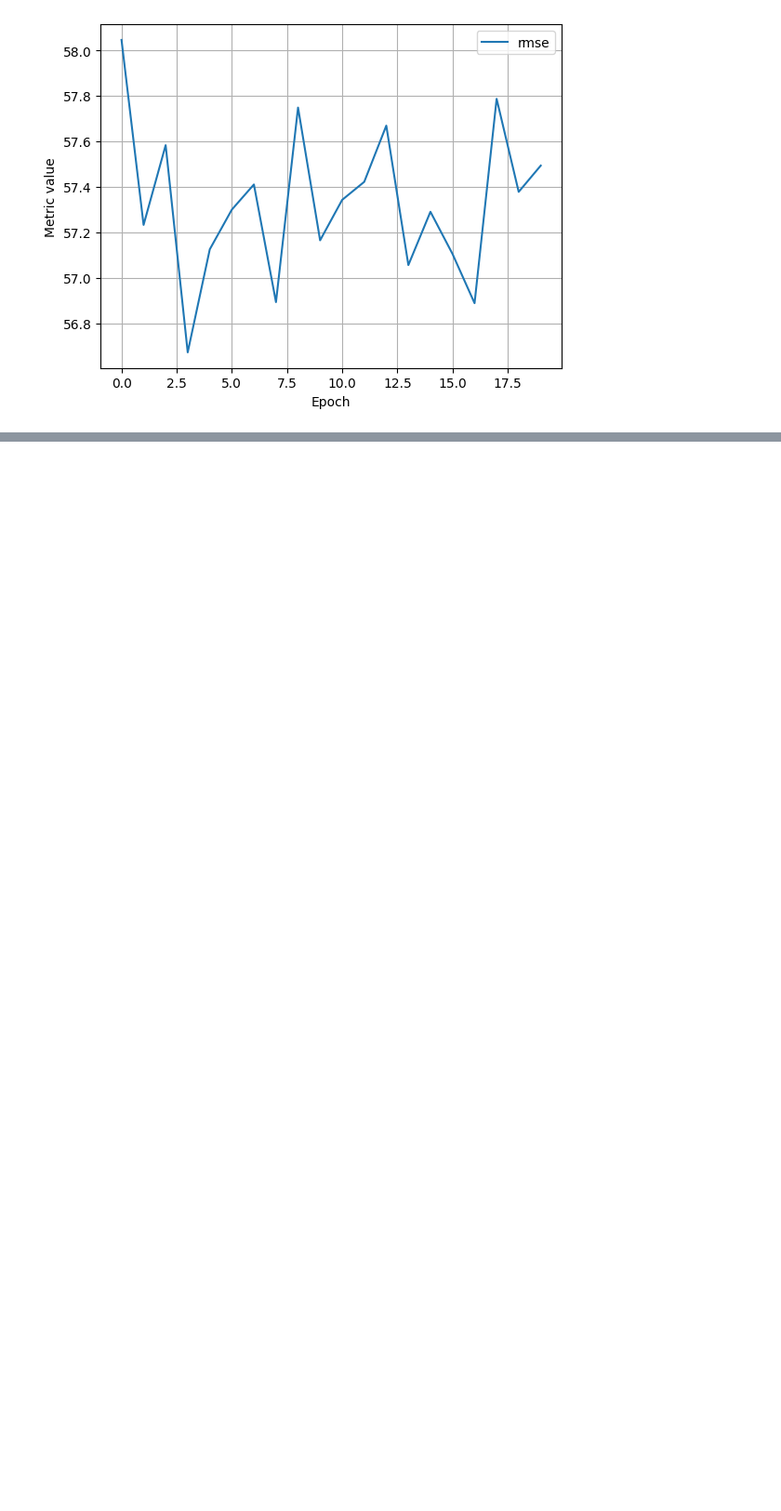
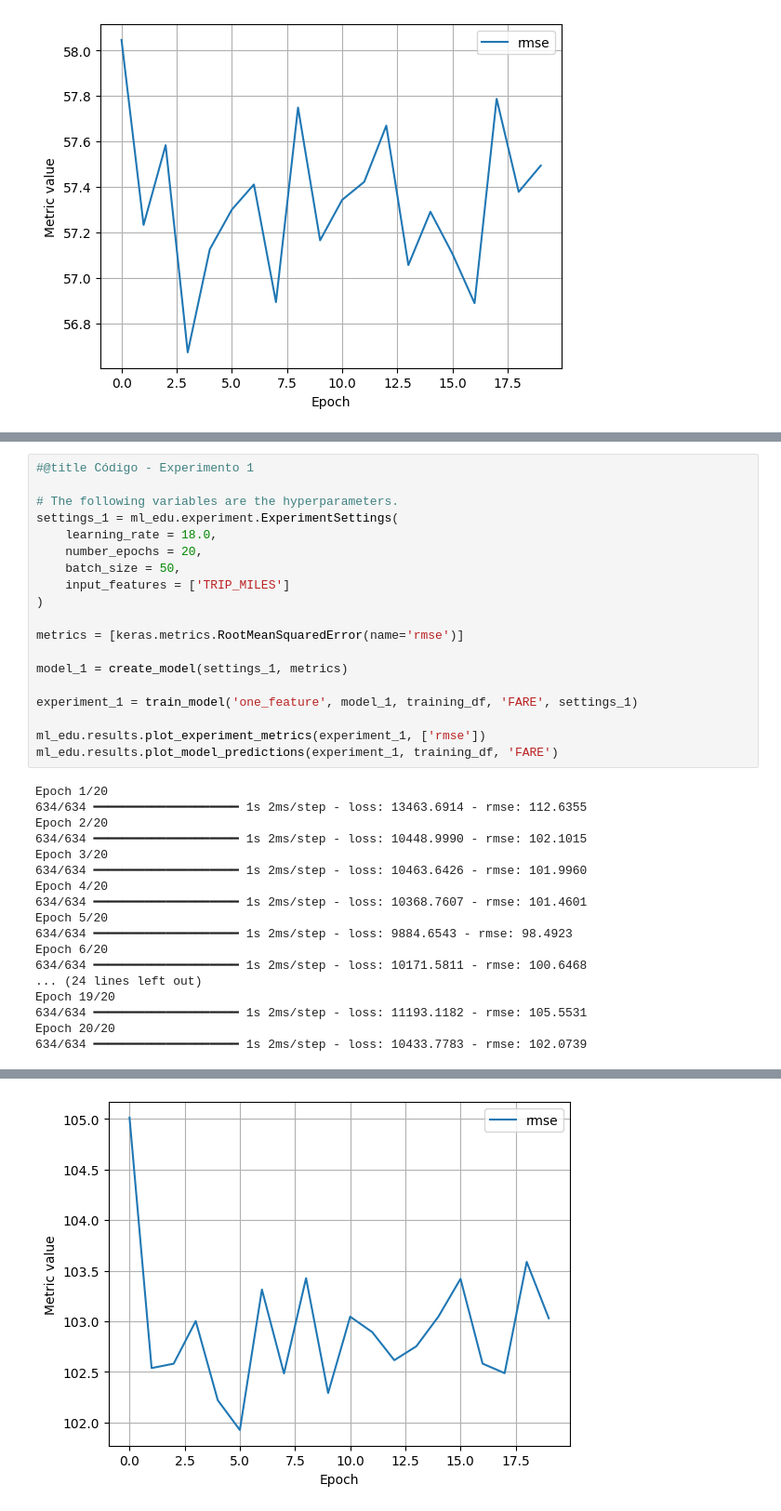
Before and after one commit to juancarloscaraguay1-lang/Regresi-n_lineal, a Jupyter notebook: Copia_de_regresión_lineal_taxi_parte1.ipynb, the cells around one changed output, grey strips where cells are left out. Shown at 93% size. Drawn from its saved outputs; the diff is of its cells as text; blank space fills up the shorter version.

```diff
--- a/Copia_de_regresión_lineal_taxi_parte1.ipynb
+++ b/Copia_de_regresión_lineal_taxi_parte1.ipynb
@@ -435,0 +477,37 @@ Epoch 20/20
+# %%
+#@title Código - Experimento 1
+
+# The following variables are the hyperparameters.
+settings_1 = ml_edu.experiment.ExperimentSettings(
+    learning_rate = 18.0,
+    number_epochs = 20,
+    batch_size = 50,
+    input_features = ['TRIP_MILES']
+)
+
+metrics = [keras.metrics.RootMeanSquaredError(name='rmse')]
+
+model_1 = create_model(settings_1, metrics)
+
+experiment_1 = train_model('one_feature', model_1, training_df, 'FARE', settings_1)
+
+ml_edu.results.plot_experiment_metrics(experiment_1, ['rmse'])
+ml_edu.results.plot_model_predictions(experiment_1, training_df, 'FARE')
+# %% [output]
+Epoch 1/20
+634/634 ━━━━━━━━━━━━━━━━━━━━ 1s 2ms/step - loss: 13463.6914 - rmse: 112.6355
+Epoch 2/20
+634/634 ━━━━━━━━━━━━━━━━━━━━ 1s 2ms/step - loss: 10448.9990 - rmse: 102.1015
+Epoch 3/20
+634/634 ━━━━━━━━━━━━━━━━━━━━ 1s 2ms/step - loss: 10463.6426 - rmse: 101.9960
+Epoch 4/20
+634/634 ━━━━━━━━━━━━━━━━━━━━ 1s 2ms/step - loss: 10368.7607 - rmse: 101.4601
+Epoch 5/20
+634/634 ━━━━━━━━━━━━━━━━━━━━ 1s 2ms/step - loss: 9884.6543 - rmse: 98.4923
+Epoch 6/20
+634/634 ━━━━━━━━━━━━━━━━━━━━ 1s 2ms/step - loss: 10171.5811 - rmse: 100.6468
+... (24 lines left out)
+Epoch 19/20
+634/634 ━━━━━━━━━━━━━━━━━━━━ 1s 2ms/step - loss: 11193.1182 - rmse: 105.5531
+Epoch 20/20
+634/634 ━━━━━━━━━━━━━━━━━━━━ 1s 2ms/step - loss: 10433.7783 - rmse: 102.0739
@@ -435,0 +517 @@ Epoch 20/20
+[figure, added]
```
Also changed, not shown: parts of 7 cells of this notebook.
